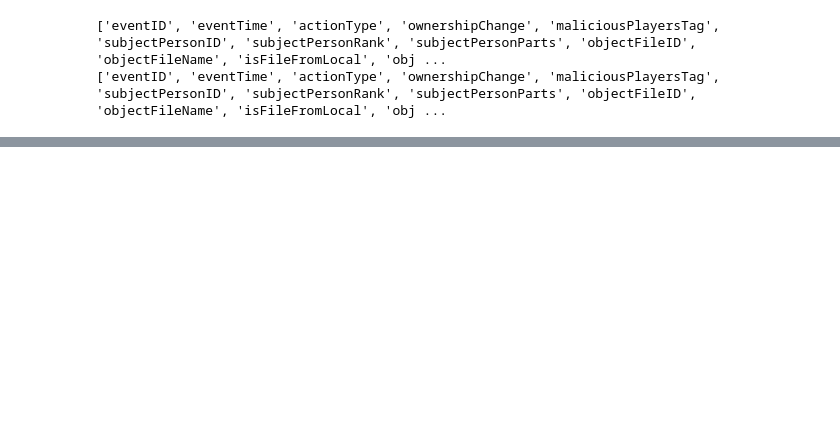
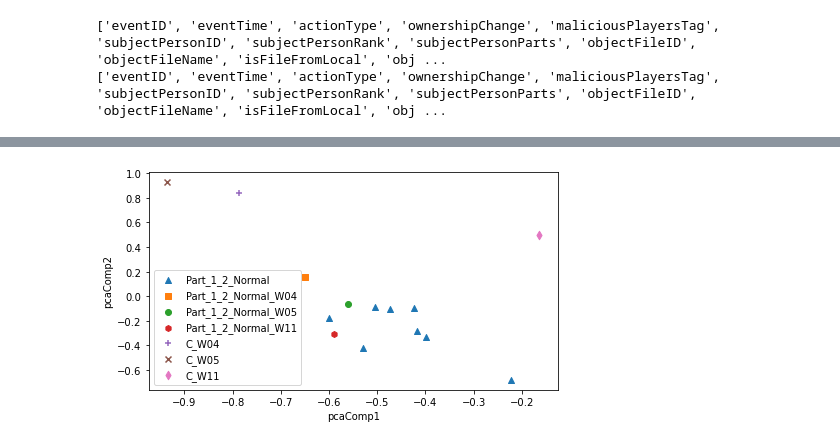
Before and after one commit to GDtoPlay/FileLogGenerator_public, a Jupyter notebook: dataEval2.ipynb, the cells around one changed output, grey strips where cells are left out. Cells and saved outputs as stored; diff of their text form; code cells hidden in the pictures; blank space fills up the shorter version.

Commit message:
setting change, handle new data

```diff
--- a/dataEval2.ipynb
+++ b/dataEval2.ipynb
@@ -1258,10 +1262,10 @@ def genActionsParse(actions, windowTime):
         fileSendCount = 0
         fileReceiveCount = 0
 
-        actFileKnownRankNone = 1
-        actFileKnownRank1 = 1
-        actFileKnownRank2 = 1
-        actFileKnownRank3 = 1
+        actFileKnownRankNone = 0.00000001
+        actFileKnownRank1 = 0.00000001
+        actFileKnownRank2 = 0.00000001
+        actFileKnownRank3 = 0.00000001
 
         for cAcction in cWindow:
             if cAcction['act'] == 'fileRead':
@@ -1295,10 +1299,10 @@ def genActionsParse(actions, windowTime):
         cWindowInfo['fileWriteCount'] = fileWriteCount
         cWindowInfo['fileSendCount'] = fileSendCount
         cWindowInfo['fileReceiveCount'] = fileReceiveCount
-        cWindowInfo['actFileKnownRankNone'] = max(math.log(actFileKnownRankNone), 0.001)
-        cWindowInfo['actFileKnownRank1'] = max(math.log(actFileKnownRank1), 0.001)
-        cWindowInfo['actFileKnownRank2'] = max(math.log(actFileKnownRank2), 0.001)
-        cWindowInfo['actFileKnownRank3'] = max(math.log(actFileKnownRank3), 0.001)
+        cWindowInfo['actFileKnownRankNone'] = actFileKnownRankNone
+        cWindowInfo['actFileKnownRank1'] = actFileKnownRank1
+        cWindowInfo['actFileKnownRank2'] = actFileKnownRank2
+        cWindowInfo['actFileKnownRank3'] = actFileKnownRank3
         userActionInfo.append(cWindowInfo)
 
         preWindow = cWindow
@@ -1593,0 +1639,28 @@ split normal P, attack Q
+# %%
+from sklearn.decomposition import PCA
+
+pca = PCA(n_components = 2)
+pca.fit(NormalUserAndGen)
+NormalUserAndGenPCA = pca.transform(NormalUserAndGen)
+
+pcaColumns = ['pcaComp1', 'pcaComp2']
+NormalUserAndGenPCA_DF = pd.DataFrame(NormalUserAndGenPCA, columns = pcaColumns)
+
+NormalUserAndGenPCA_DF['tag'] = NormalUserAndGenTag
+# %%
+markers = ['^', 's', 'o', 'h', '+', 'x', 'd']
+tags = ['Part_1_2_Normal', 'Part_1_2_Normal_W04', 'Part_1_2_Normal_W05', 'Part_1_2_Normal_W11', 'C_W04', 'C_W05', 'C_W11']
+
+plt.figure(figsize=(11*2/3, 6*2/3))
+
+for i, marker in enumerate(markers):
+    x_axis = NormalUserAndGenPCA_DF[NormalUserAndGenPCA_DF['tag']==tags[i]]['pcaComp1']
+    y_axis = NormalUserAndGenPCA_DF[NormalUserAndGenPCA_DF['tag']==tags[i]]['pcaComp2']
+    plt.scatter(x_axis, y_axis, marker=marker,label=tags[i])
+
+plt.legend()
+plt.xlabel('pcaComp1')
+plt.ylabel('pcaComp2')
+plt.show()
+# %% [output]
+[figure, added]
```
Also changed, not shown: parts of 22 cells of this notebook, 1 other file.
